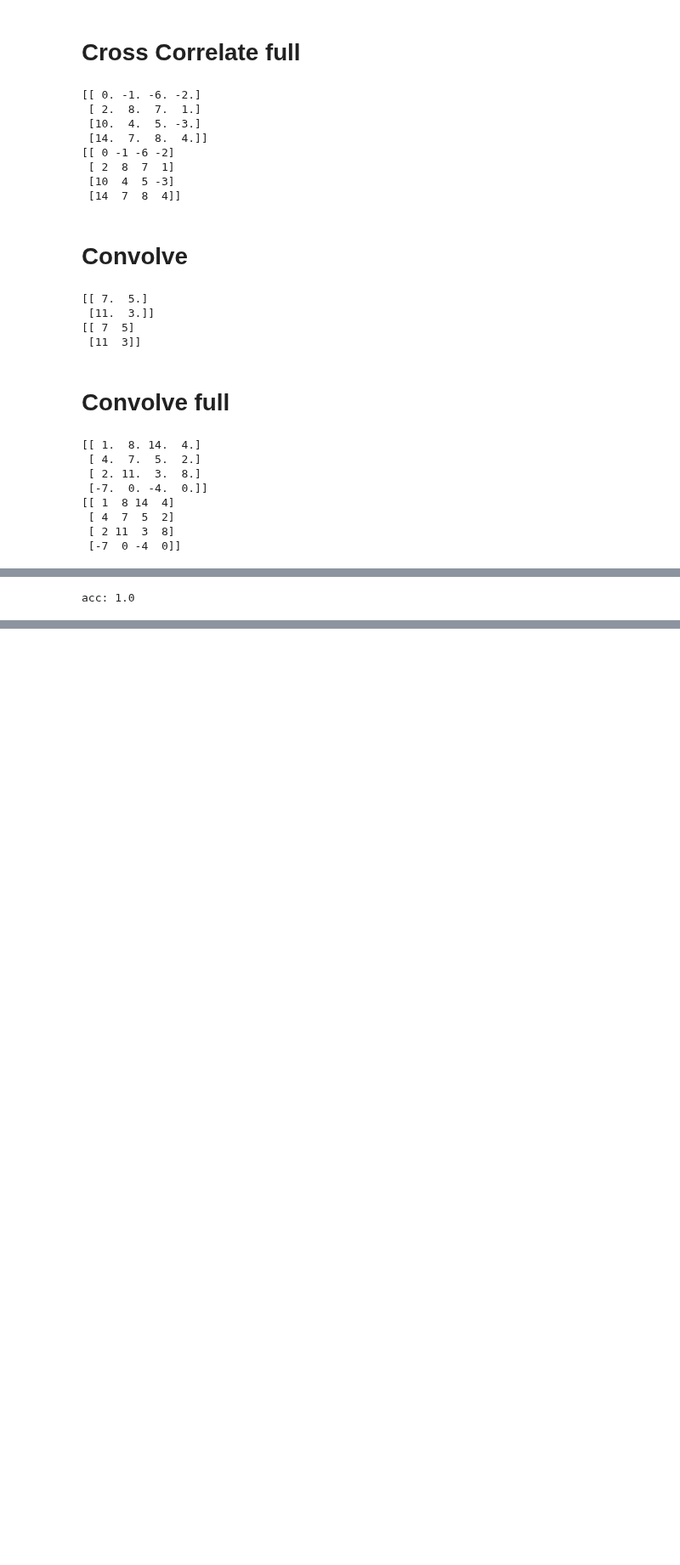
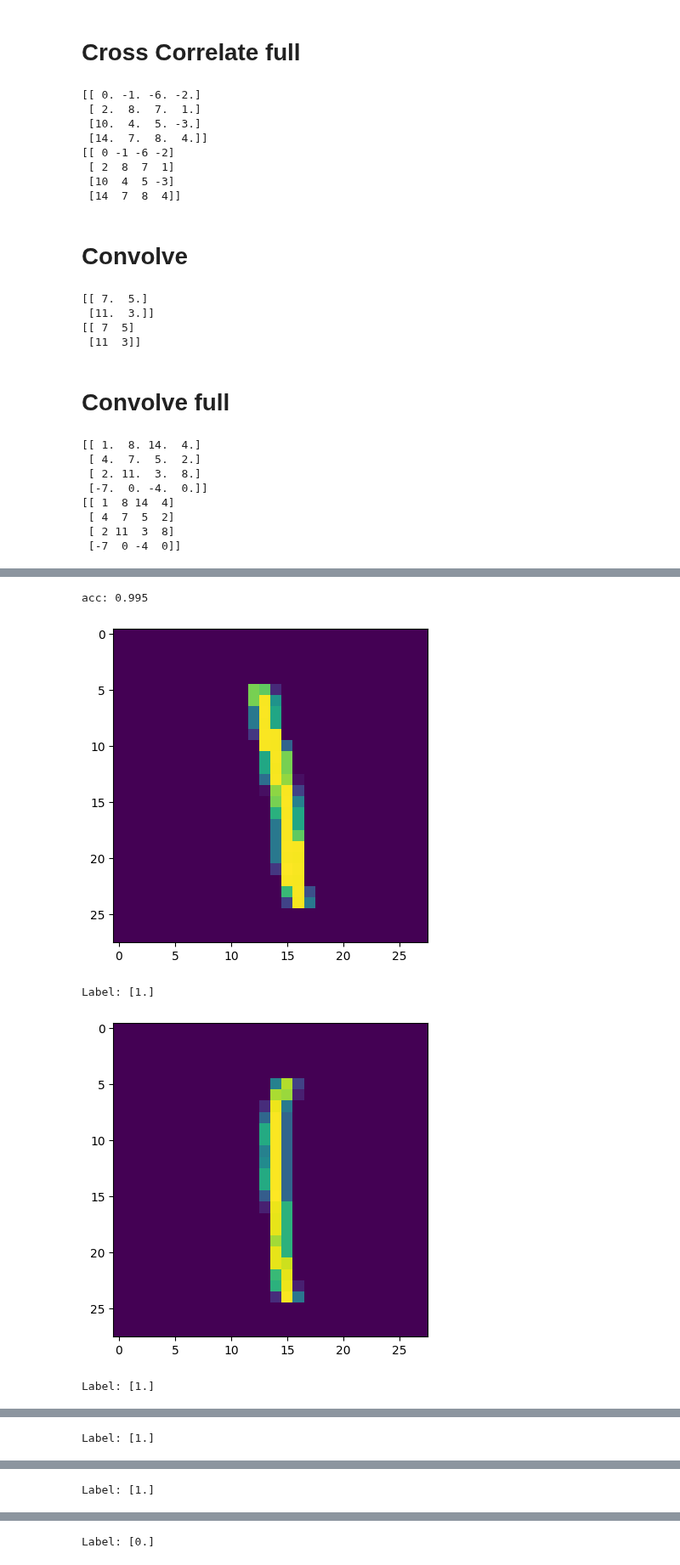
Before and after one commit to daredevil9215/DLFS, a Jupyter notebook: ConvolutionalNeuralNetwork.ipynb, the cells around one changed output, grey strips where cells are left out. Shown at 85% size. Drawn from its saved outputs; the diff is of its cells as text; code cells hidden in the pictures; blank space fills up the shorter version.

```diff
--- a/ConvolutionalNeuralNetwork.ipynb
+++ b/ConvolutionalNeuralNetwork.ipynb
@@ -200,15 +202,17 @@ class ConvolutionalLayer:
         self.biases = np.random.randn(*self.output_shape)
 
     def forward(self, inputs):
+        # Number of samples, first dimension
         n_samples = inputs.shape[0]
         self.inputs = inputs
+
+        # Output is 4D tensor of shape (n_samples, depth, height, width)
         self.output = np.zeros((n_samples, *self.output_shape))
-
+        self.output += self.biases
         for i in range(self.depth):
             for j in range(self.input_depth):
                 for k in range(n_samples):
                     self.output[k, i] += signal.correlate2d(self.inputs[k, j], self.kernels[i, j], mode="valid")
-                self.output[i] += self.biases[i]
 
     def backward(self, delta):
         self.dkernels = np.zeros(self.kernels.shape)
@@ -229,7 +235,11 @@ class ReshapeLayer:
         self.output_shape = output_shape
 
     def forward(self, inputs):
-        self.output = np.reshape(inputs, self.output_shape)
+        # converts [batch_size, channels, width, height] to [batch_size, channels * width * heigth]
+        batch_size = inputs.shape[0]
+        self.output = np.reshape(inputs, (batch_size, self.output_shape))
 
     def backward(self, delta):
-        self.dinputs = np.reshape(delta, self.input_shape)
+        # converts [batch_size, channels * width * heigth] to [batch_size, channels, width, height]
+        batch_size = delta.shape[0]
+        self.dinputs = np.reshape(delta, (batch_size, *self.input_shape))
@@ -256,7 +269,7 @@ from DLFS import Sigmoid, DenseLayer, Model, BCE_Loss, Optimizer_SGD
 
 layers = [ConvolutionalLayer((1, 28, 28), 3, 5),
           Sigmoid(),
-          ReshapeLayer((n_samples, 5, 26, 26), (n_samples , 5 * 26 * 26)),
+          ReshapeLayer((5, 26, 26), (5 * 26 * 26)),
           DenseLayer(5 * 26 * 26, 100),
           Sigmoid(),
           DenseLayer(100, 1),
@@ -278,4 +291,17 @@ Loss: 0.01735034872717643
 y_pred = model.predict(x_test)
 print(f'acc: {np.mean(np.round(y_pred) == y_test.reshape(-1, 1))}')
 # %% [output]
-acc: 1.0
+acc: 0.995
+# %%
+for x in x_test[:5]:
+    img = x.reshape(28, 28)
+    x = x.reshape(1, *x.shape)
+    y_pred = model.predict(x)
+    plt.imshow(img)
+    plt.show()
+    print(f'Label: {np.round(y_pred[0])}')
+# %% [output]
+[figure, added]
+Label: [1.]
+[figure, added]
+Label: [1.]
@@ -281,0 +309 @@ acc: 1.0
+Label: [1.]
@@ -281,0 +311 @@ acc: 1.0
+Label: [1.]
@@ -281,0 +313 @@ acc: 1.0
+Label: [0.]
```
Also changed, not shown: parts of 13 cells of this notebook.
